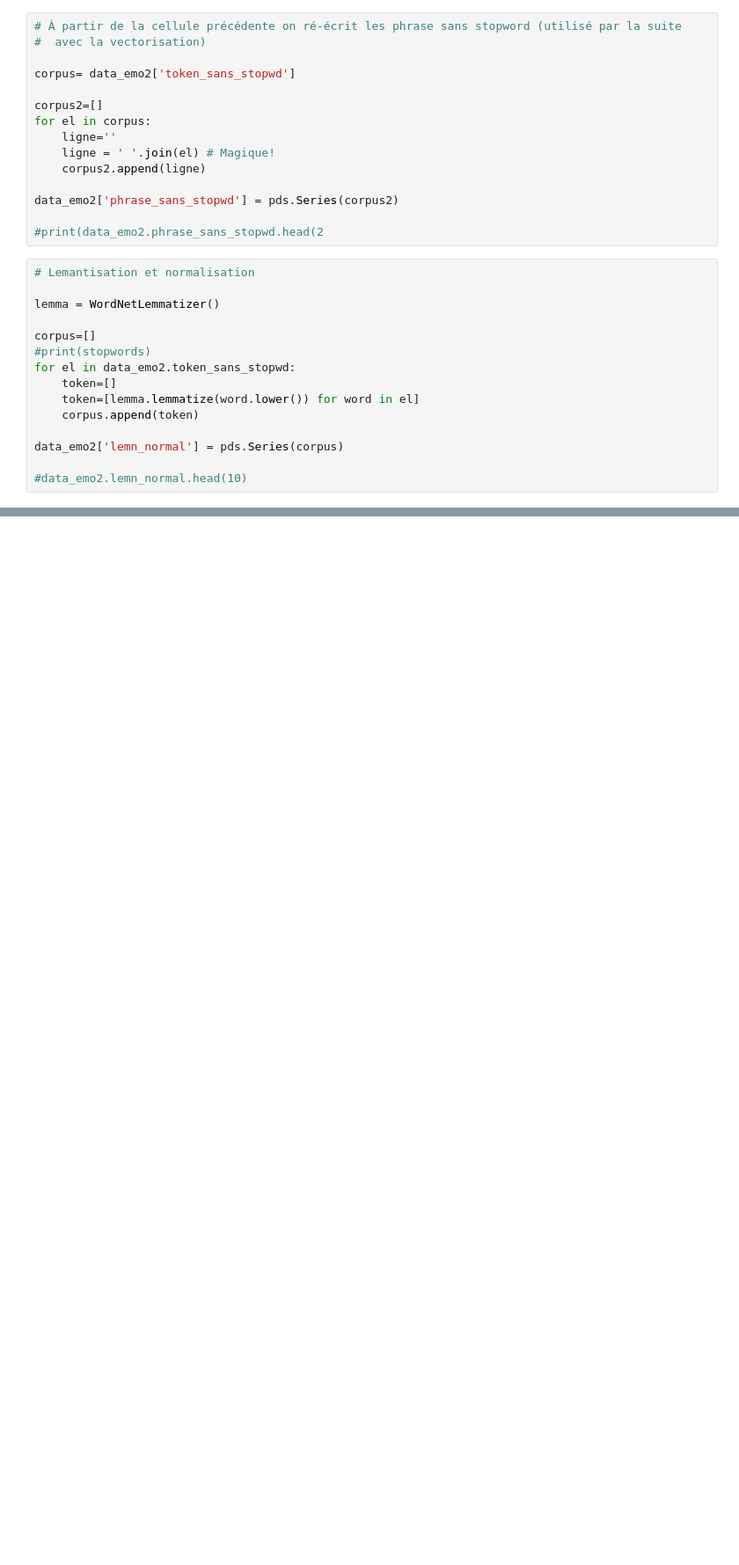
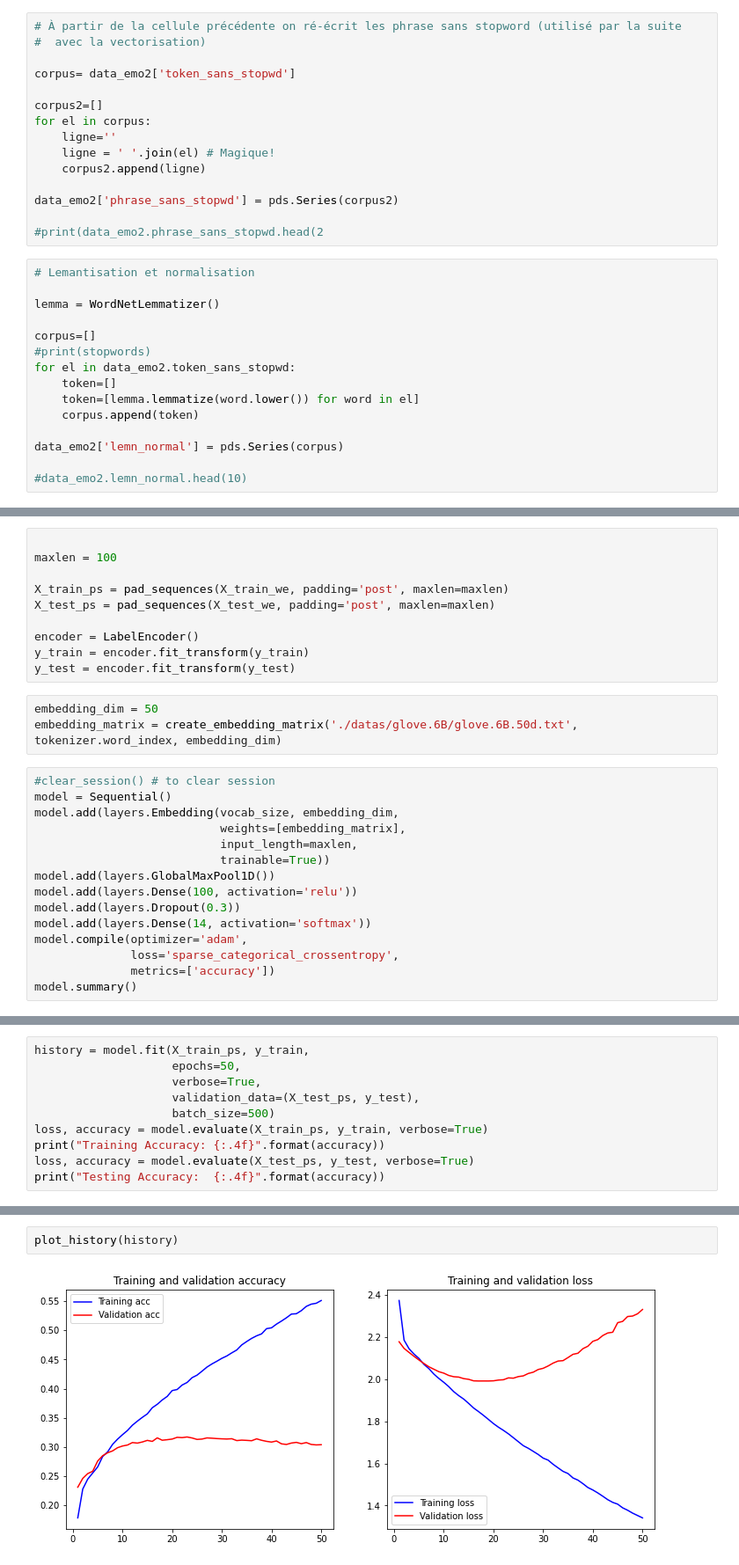
Before and after one commit to jpphi/brief16_reseau_neurones, a Jupyter notebook: rneurones_word_embeding.ipynb, the cells around one changed output, grey strips where cells are left out. Shown at 88% size. Cells and saved outputs as stored; diff of their text form; blank space fills up the shorter version.

```diff
--- a/rneurones_word_embeding.ipynb
+++ b/rneurones_word_embeding.ipynb
@@ -210,0 +767,28 @@ NameError: name 'Embedding' is not defined
+# %%
+
+maxlen = 100
+
+X_train_ps = pad_sequences(X_train_we, padding='post', maxlen=maxlen)
+X_test_ps = pad_sequences(X_test_we, padding='post', maxlen=maxlen)
+
+encoder = LabelEncoder()
+y_train = encoder.fit_transform(y_train)
+y_test = encoder.fit_transform(y_test)
+# %%
+embedding_dim = 50
+embedding_matrix = create_embedding_matrix('./datas/glove.6B/glove.6B.50d.txt', tokenizer.word_index, embedding_dim)
+# %%
+#clear_session() # to clear session
+model = Sequential()
+model.add(layers.Embedding(vocab_size, embedding_dim,
+                           weights=[embedding_matrix],
+                           input_length=maxlen,
+                           trainable=True))
+model.add(layers.GlobalMaxPool1D())
+model.add(layers.Dense(100, activation='relu'))
+model.add(layers.Dropout(0.3))
+model.add(layers.Dense(14, activation='softmax'))
+model.compile(optimizer='adam',
+              loss='sparse_categorical_crossentropy',
+              metrics=['accuracy'])
+model.summary()
@@ -210,0 +814,10 @@ NameError: name 'Embedding' is not defined
+# %%
+history = model.fit(X_train_ps, y_train,
+                    epochs=50,
+                    verbose=True,
+                    validation_data=(X_test_ps, y_test),
+                    batch_size=500)
+loss, accuracy = model.evaluate(X_train_ps, y_train, verbose=True)
+print("Training Accuracy: {:.4f}".format(accuracy))
+loss, accuracy = model.evaluate(X_test_ps, y_test, verbose=True)
+print("Testing Accuracy:  {:.4f}".format(accuracy))
@@ -210,0 +842,4 @@ NameError: name 'Embedding' is not defined
+# %%
+plot_history(history)
+# %% [output]
+[figure, added]
```
Also changed, not shown: parts of 51 cells of this notebook, 3 other files.
